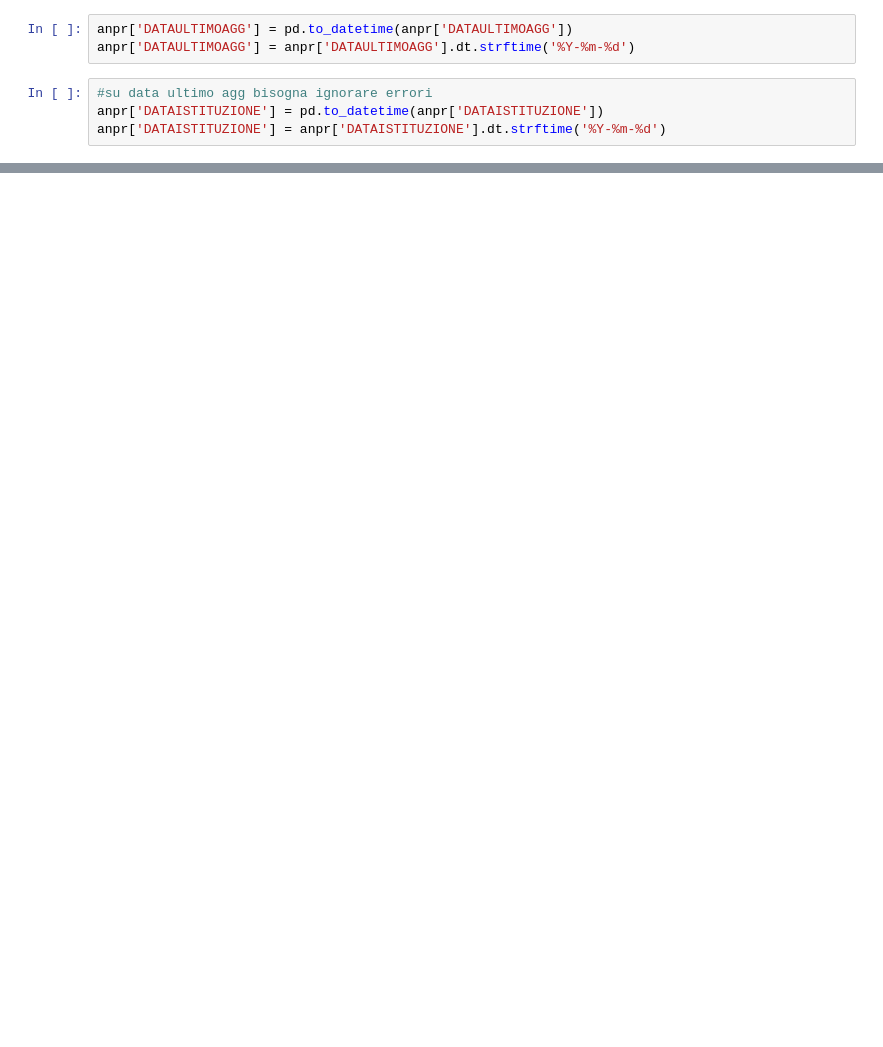
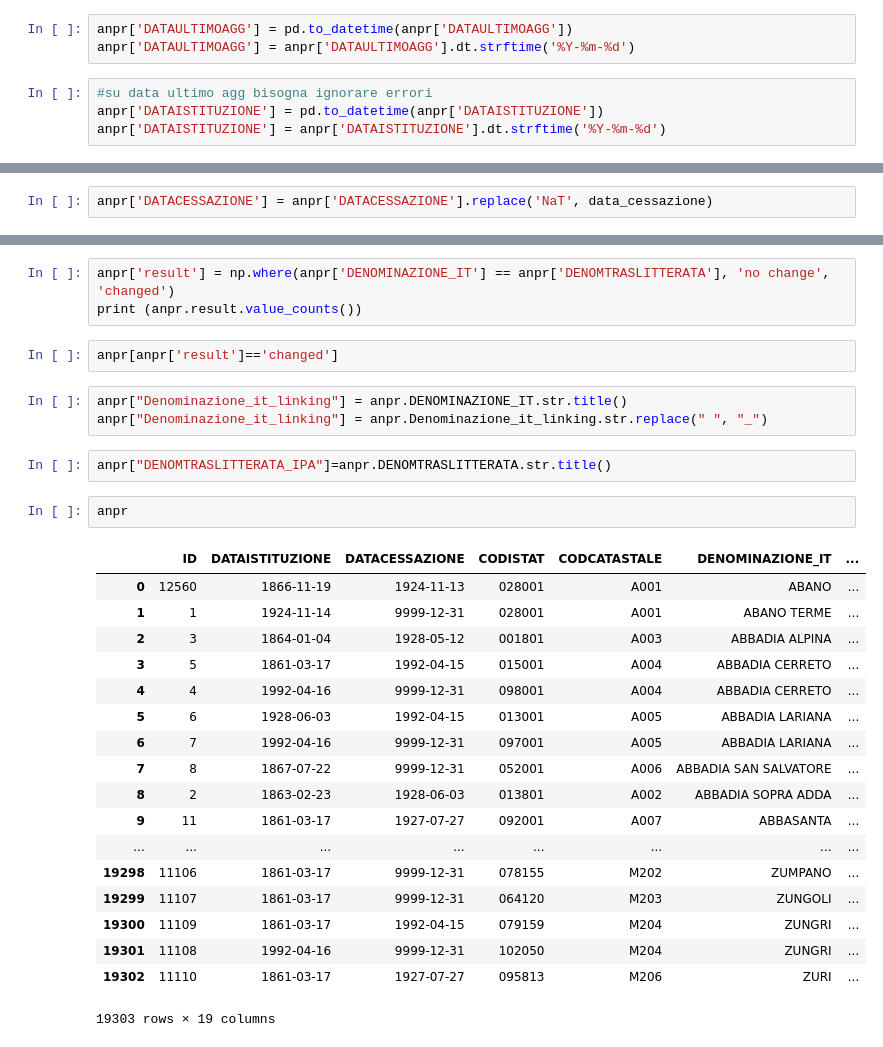
Before and after one commit to mariaclaudia/ANPR_LOD, a Jupyter notebook: Archivio storico.ipynb, the cells around one changed output, grey strips where cells are left out. Drawn from its saved outputs; the diff is of its cells as text; blank space fills up the shorter version.

```diff
--- a/Archivio storico.ipynb
+++ b/Archivio storico.ipynb
@@ -87 +131,3 @@ anpr['DATACESSAZIONE'] = anpr['DATACESSAZIONE'].dt.strftime('%Y-%m-%d')
 anpr['DATACESSAZIONE'].date.dt.strftime('%Y-%m-%d').replace('NaT', data_cessazione)
+# %%
+anpr['DATACESSAZIONE'] = anpr['DATACESSAZIONE'].replace('NaT', data_cessazione)
@@ -87,0 +145,31 @@ anpr['DATACESSAZIONE'].date.dt.strftime('%Y-%m-%d').replace('NaT', data_cessazio
+# %%
+anpr['result'] = np.where(anpr['DENOMINAZIONE_IT'] == anpr['DENOMTRASLITTERATA'], 'no change', 'changed')
+print (anpr.result.value_counts())
+# %%
+anpr[anpr['result']=='changed']
+# %%
+anpr["Denominazione_it_linking"] = anpr.DENOMINAZIONE_IT.str.title()
+anpr["Denominazione_it_linking"] = anpr.Denominazione_it_linking.str.replace(" ", "_")
+# %%
+anpr["DENOMTRASLITTERATA_IPA"]=anpr.DENOMTRASLITTERATA.str.title()
+# %%
+anpr
+# %% [output]
+|  | ID | DATAISTITUZIONE | DATACESSAZIONE | CODISTAT | CODCATASTALE | DENOMINAZIONE_IT | ... |
+| 0 | 12560 | 1866-11-19 | 1924-11-13 | 028001 | A001 | ABANO | ... |
+| 1 | 1 | 1924-11-14 | 9999-12-31 | 028001 | A001 | ABANO TERME | ... |
+| 2 | 3 | 1864-01-04 | 1928-05-12 | 001801 | A003 | ABBADIA ALPINA | ... |
+| 3 | 5 | 1861-03-17 | 1992-04-15 | 015001 | A004 | ABBADIA CERRETO | ... |
+| 4 | 4 | 1992-04-16 | 9999-12-31 | 098001 | A004 | ABBADIA CERRETO | ... |
+| 5 | 6 | 1928-06-03 | 1992-04-15 | 013001 | A005 | ABBADIA LARIANA | ... |
+| 6 | 7 | 1992-04-16 | 9999-12-31 | 097001 | A005 | ABBADIA LARIANA | ... |
+| 7 | 8 | 1867-07-22 | 9999-12-31 | 052001 | A006 | ABBADIA SAN SALVATORE | ... |
+| 8 | 2 | 1863-02-23 | 1928-06-03 | 013801 | A002 | ABBADIA SOPRA ADDA | ... |
+| 9 | 11 | 1861-03-17 | 1927-07-27 | 092001 | A007 | ABBASANTA | ... |
+| ... | ... | ... | ... | ... | ... | ... | ... |
+| 19298 | 11106 | 1861-03-17 | 9999-12-31 | 078155 | M202 | ZUMPANO | ... |
+| 19299 | 11107 | 1861-03-17 | 9999-12-31 | 064120 | M203 | ZUNGOLI | ... |
+| 19300 | 11109 | 1861-03-17 | 1992-04-15 | 079159 | M204 | ZUNGRI | ... |
+| 19301 | 11108 | 1992-04-16 | 9999-12-31 | 102050 | M204 | ZUNGRI | ... |
+| 19302 | 11110 | 1861-03-17 | 1927-07-27 | 095813 | M206 | ZURI | ... |
+19303 rows × 19 columns
```
Also changed, not shown: parts of 16 cells of this notebook, 3 other files.
